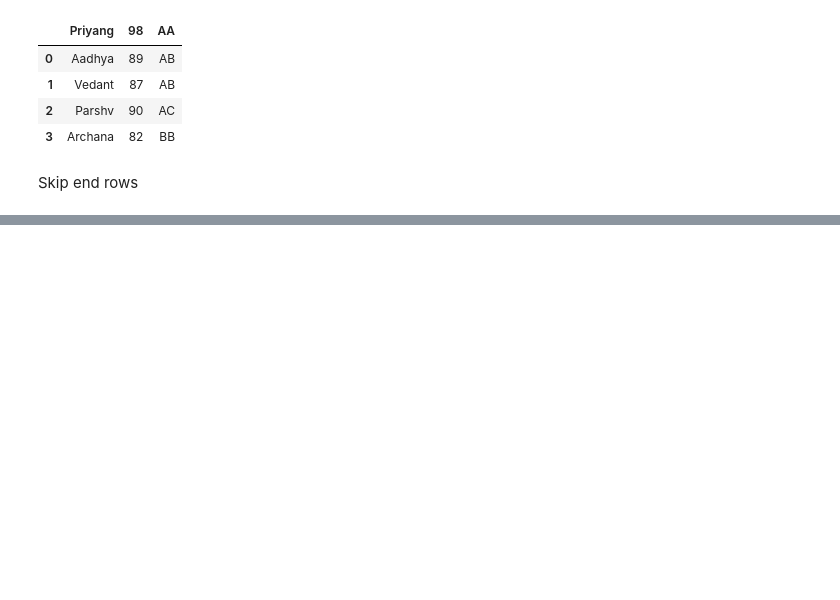
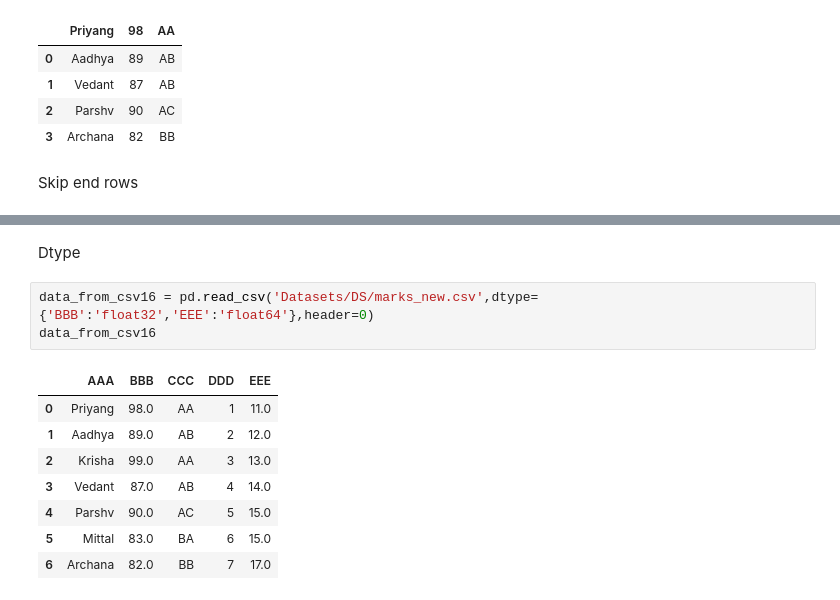
Before and after one commit to AseemGupta39/data_analytics_with_python, a Jupyter notebook: main.ipynb, the cells around one changed output, grey strips where cells are left out. Saved outputs shown, nothing was run; the diff lists cells and outputs as text; blank space fills up the shorter version.

```diff
--- a/main.ipynb
+++ b/main.ipynb
@@ -1184,0 +1365,14 @@ data_from_csv4
+# %% [markdown]
+Dtype
+# %%
+data_from_csv16 = pd.read_csv('Datasets/DS/marks_new.csv',dtype={'BBB':'float32','EEE':'float64'},header=0)
+data_from_csv16
+# %% [output]
+|  | AAA | BBB | CCC | DDD | EEE |
+| 0 | Priyang | 98.0 | AA | 1 | 11.0 |
+| 1 | Aadhya | 89.0 | AB | 2 | 12.0 |
+| 2 | Krisha | 99.0 | AA | 3 | 13.0 |
+| 3 | Vedant | 87.0 | AB | 4 | 14.0 |
+| 4 | Parshv | 90.0 | AC | 5 | 15.0 |
+| 5 | Mittal | 83.0 | BA | 6 | 15.0 |
+| 6 | Archana | 82.0 | BB | 7 | 17.0 |
```
Also changed, not shown: parts of 50 cells of this notebook, 1 other file.
